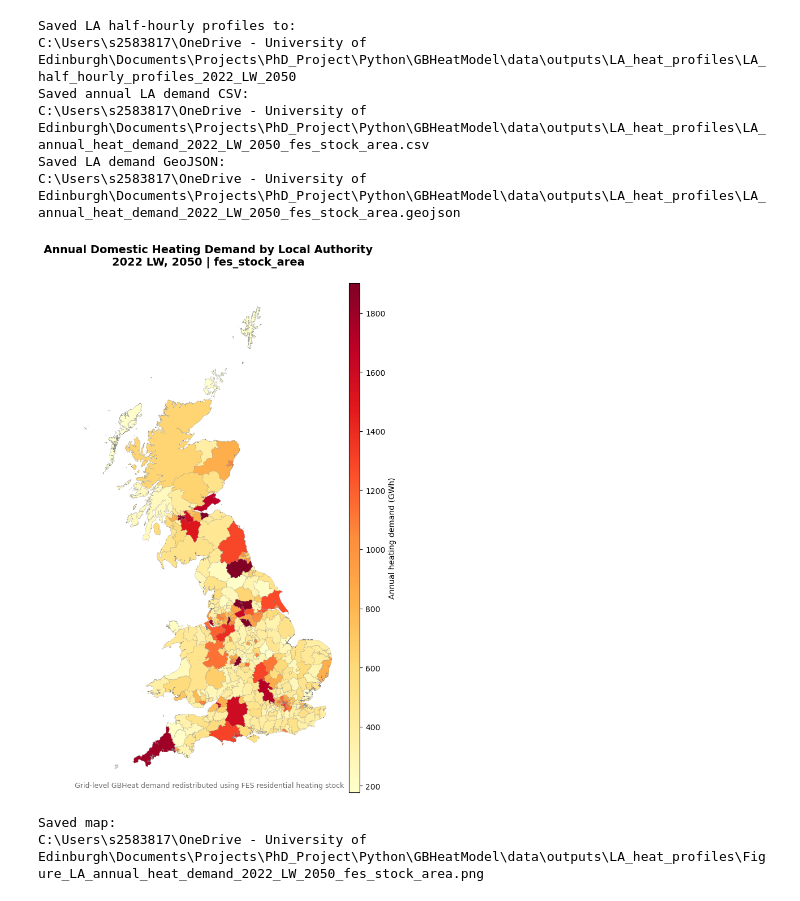
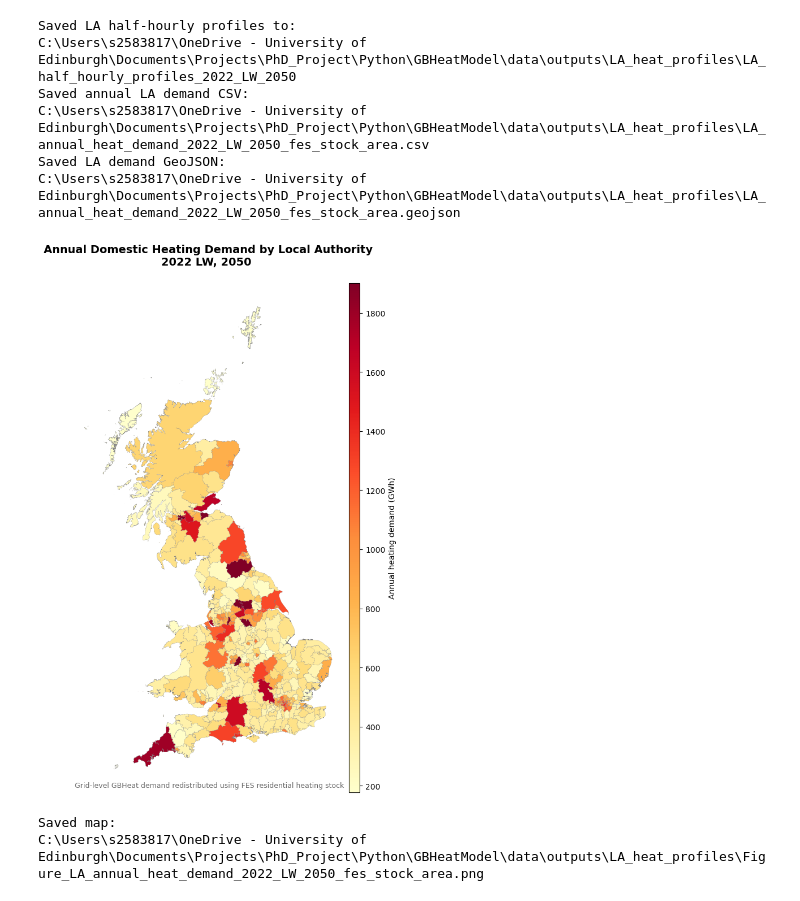
Before and after one commit to Lavinjafari/GBHeatModel, a Jupyter notebook: Notebooks/LA_HD_Profile.ipynb, the cells around one changed output. Drawn from its saved outputs; the diff is of its cells as text; code cells hidden in the pictures.

Commit message:
changing plot title

```diff
--- a/Notebooks/LA_HD_Profile.ipynb
+++ b/Notebooks/LA_HD_Profile.ipynb
@@ -436,35 +436,35 @@ if plot_map:
 
     ax.set_title(
         f"Annual Domestic Heating Demand by Local Authority\n"
-        f"{FES_year} {FES_scenario}, {future_year} | {method}",
+        f"{FES_year} {FES_scenario}, {future_year} ",
         fontsize=14,
         fontweight="bold",
         pad=12,
     )
 
     ax.text(
         0.01,
         0.01,
         "Grid-level GBHeat demand redistributed using FES residential heating stock",
         transform=ax.transAxes,
         fontsize=9,
         color="dimgray",
     )
 
     ax.axis("off")
     plt.tight_layout()
 
     fig_path = (
         Path(output_dir)
         / f"Figure_LA_annual_heat_demand_{FES_year}_{FES_scenario}_{future_year}_{method}.png"
     )
 
     plt.savefig(fig_path, dpi=600, bbox_inches="tight")
     plt.show()
 
     print("Saved map:")
     print(fig_path)
 # %% [output]
-[figure, old version]
+[figure, new version]
 Saved map:
 C:\Users\s2583817\OneDrive - University of Edinburgh\Documents\Projects\PhD_Project\Python\GBHeatModel\data\outputs\LA_heat_profiles\Figure_LA_annual_heat_demand_2022_LW_2050_fes_stock_area.png
```
